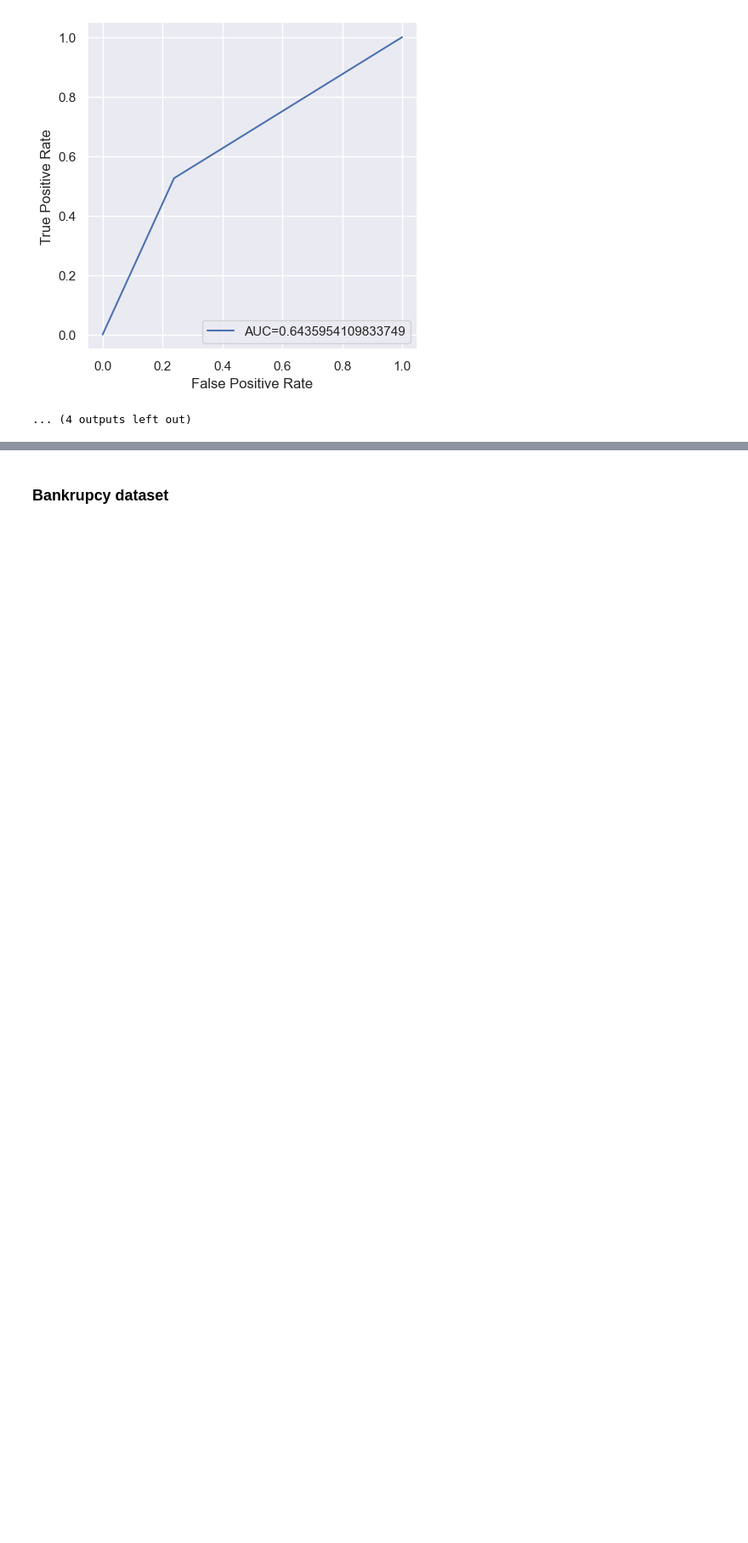
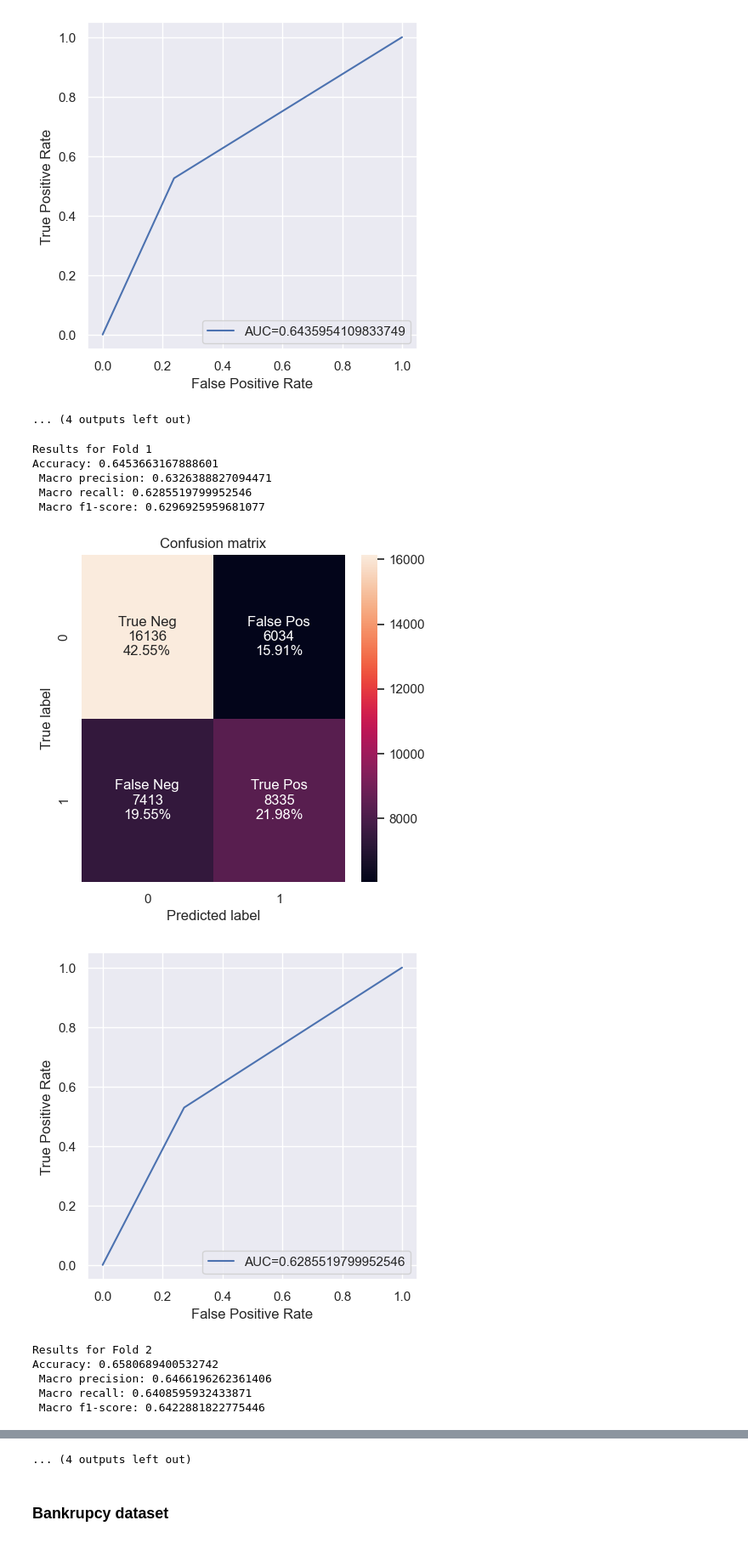
Before and after one commit to JakubSzczepanowski/ForestSVM, a Jupyter notebook: kod/experiments.ipynb, the cells around one changed output, grey strips where cells are left out. Shown at 85% size. Saved outputs shown, nothing was run; the diff lists cells and outputs as text; code cells hidden in the pictures; blank space fills up the shorter version.

```diff
--- a/kod/experiments.ipynb
+++ b/kod/experiments.ipynb
@@ -979,3 +970,18 @@ Accuracy: 0.6624205501490097
 [figure]
 [figure]
 ... (4 outputs left out)
+# %%
+k_fold(X, y, model = RFC(n_estimators = 10, rand_features = False), k = 5)
+# %% [output]
+Results for Fold 1
+Accuracy: 0.6453663167888601
+ Macro precision: 0.6326388827094471
+ Macro recall: 0.6285519799952546
+ Macro f1-score: 0.6296925959681077
+[figure, added]
+[figure, added]
+Results for Fold 2
+Accuracy: 0.6580689400532742
+ Macro precision: 0.6466196262361406
+ Macro recall: 0.6408595932433871
+ Macro f1-score: 0.6422881822775446
@@ -982,3 +1004,4 @@ Accuracy: 0.6624205501490097
+... (4 outputs left out)
 # %% [markdown]
 ### Bankrupcy dataset
 # %%
```
Also changed, not shown: parts of 6 cells of this notebook, 1 other file.
